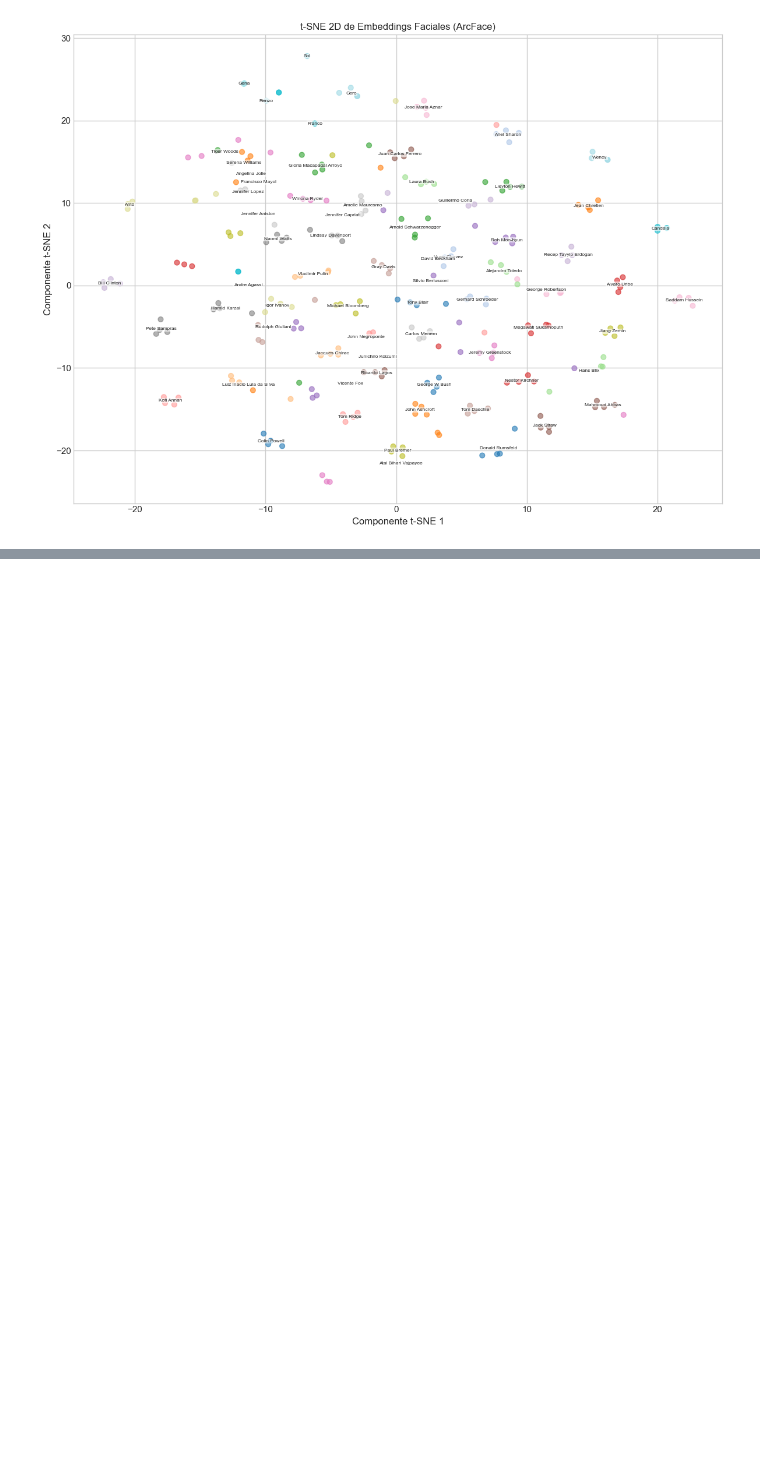
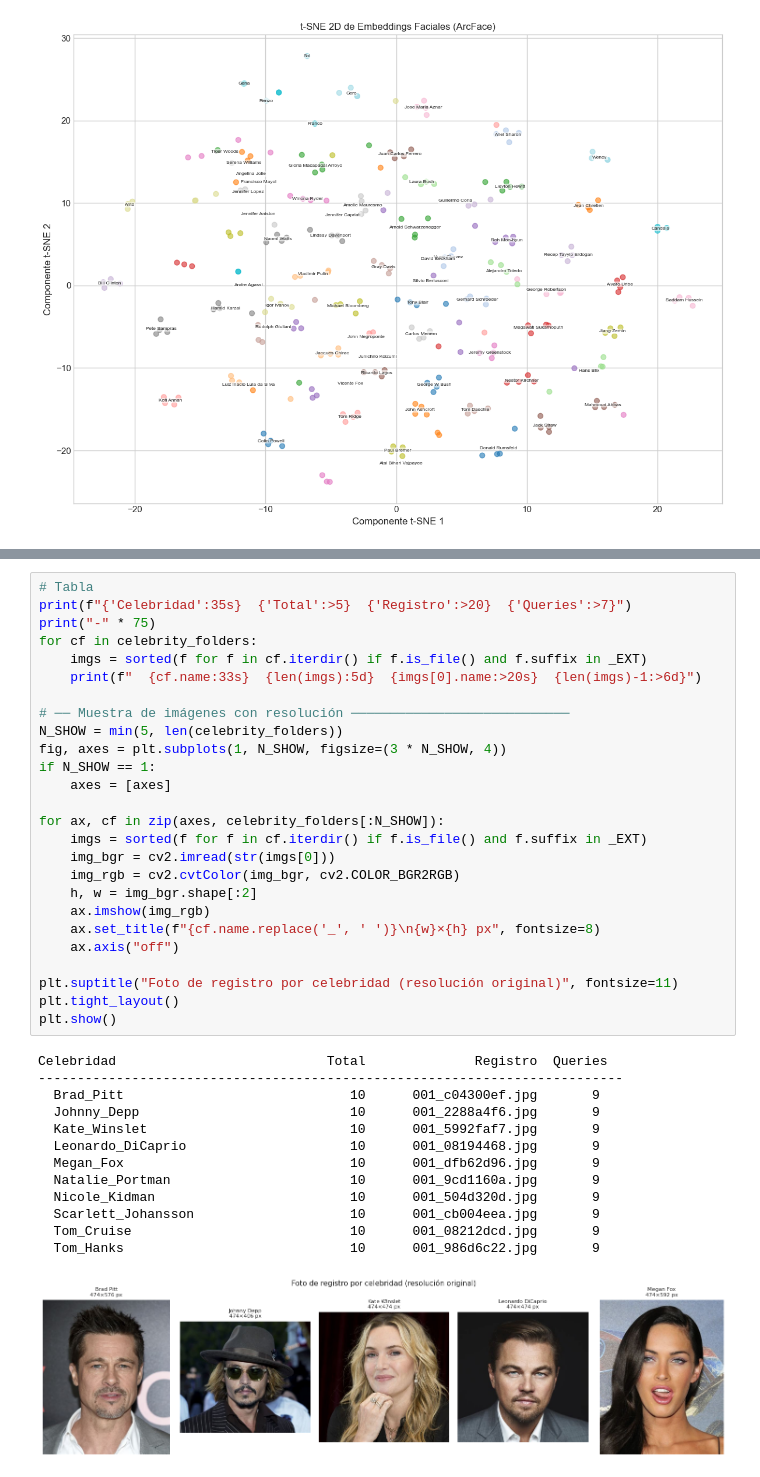
Before and after one commit to Juanmora29/tuia-face-recognition-app, a Jupyter notebook: train.ipynb, the cells around one changed output, grey strips where cells are left out. Saved outputs shown, nothing was run; the diff lists cells and outputs as text; blank space fills up the shorter version.

```diff
--- a/train.ipynb
+++ b/train.ipynb
@@ -895,0 +993,40 @@ Calculando t-SNE en 2D...
+# %%
+# Tabla
+print(f"{'Celebridad':35s}  {'Total':>5}  {'Registro':>20}  {'Queries':>7}")
+print("-" * 75)
+for cf in celebrity_folders:
+    imgs = sorted(f for f in cf.iterdir() if f.is_file() and f.suffix in _EXT)
+    print(f"  {cf.name:33s}  {len(imgs):5d}  {imgs[0].name:>20s}  {len(imgs)-1:>6d}")
+
+# ── Muestra de imágenes con resolución ────────────────────────────
+N_SHOW = min(5, len(celebrity_folders))
+fig, axes = plt.subplots(1, N_SHOW, figsize=(3 * N_SHOW, 4))
+if N_SHOW == 1:
+    axes = [axes]
+
+for ax, cf in zip(axes, celebrity_folders[:N_SHOW]):
+    imgs = sorted(f for f in cf.iterdir() if f.is_file() and f.suffix in _EXT)
+    img_bgr = cv2.imread(str(imgs[0]))
+    img_rgb = cv2.cvtColor(img_bgr, cv2.COLOR_BGR2RGB)
+    h, w = img_bgr.shape[:2]
+    ax.imshow(img_rgb)
+    ax.set_title(f"{cf.name.replace('_', ' ')}\n{w}×{h} px", fontsize=8)
+    ax.axis("off")
+
+plt.suptitle("Foto de registro por celebridad (resolución original)", fontsize=11)
+plt.tight_layout()
+plt.show()
+# %% [output]
+Celebridad                           Total              Registro  Queries
+---------------------------------------------------------------------------
+  Brad_Pitt                             10      001_c04300ef.jpg       9
+  Johnny_Depp                           10      001_2288a4f6.jpg       9
+  Kate_Winslet                          10      001_5992faf7.jpg       9
+  Leonardo_DiCaprio                     10      001_08194468.jpg       9
+  Megan_Fox                             10      001_dfb62d96.jpg       9
+  Natalie_Portman                       10      001_9cd1160a.jpg       9
+  Nicole_Kidman                         10      001_504d320d.jpg       9
+  Scarlett_Johansson                    10      001_cb004eea.jpg       9
+  Tom_Cruise                            10      001_08212dcd.jpg       9
+  Tom_Hanks                             10      001_986d6c22.jpg       9
+[figure, added]
```
Also changed, not shown: parts of 36 cells of this notebook, 2 other files.
